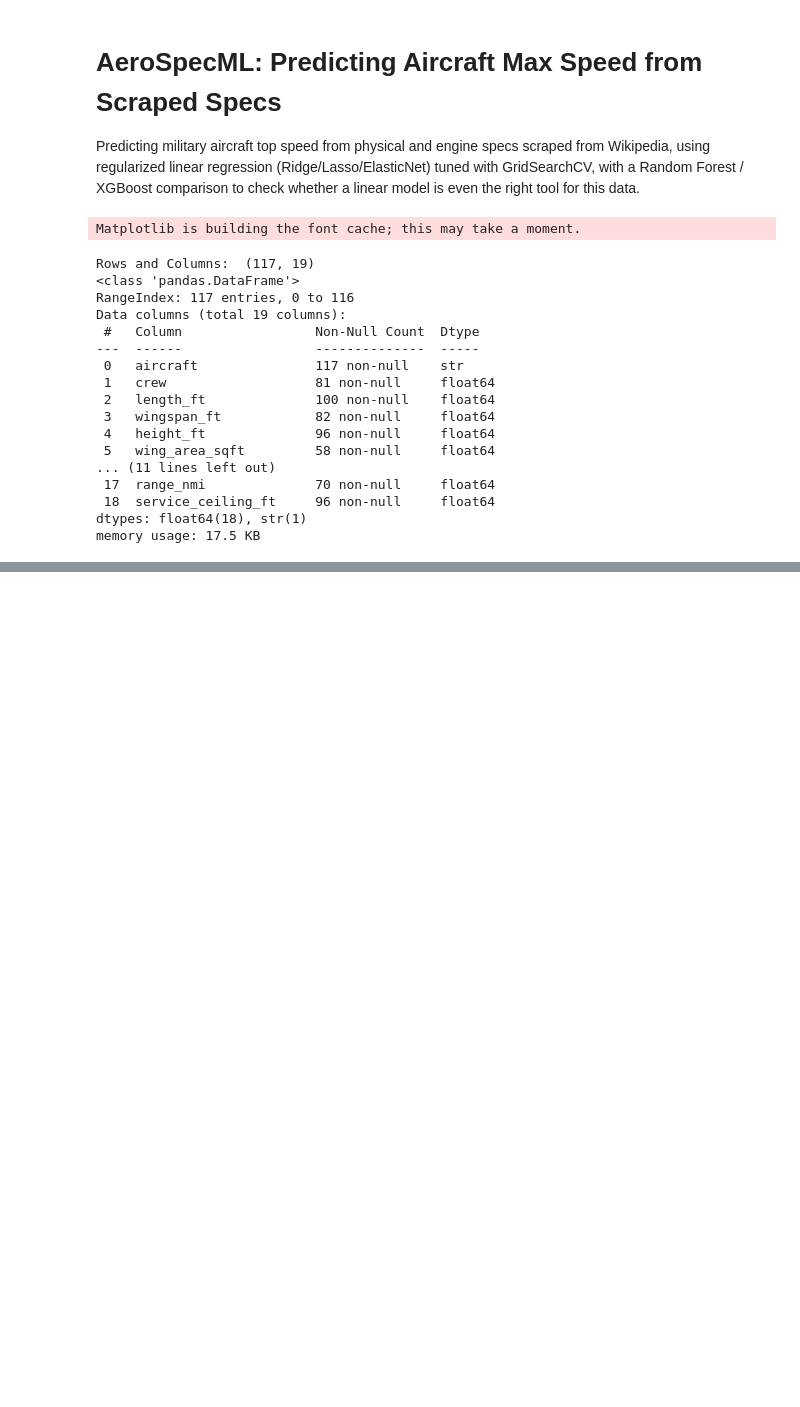
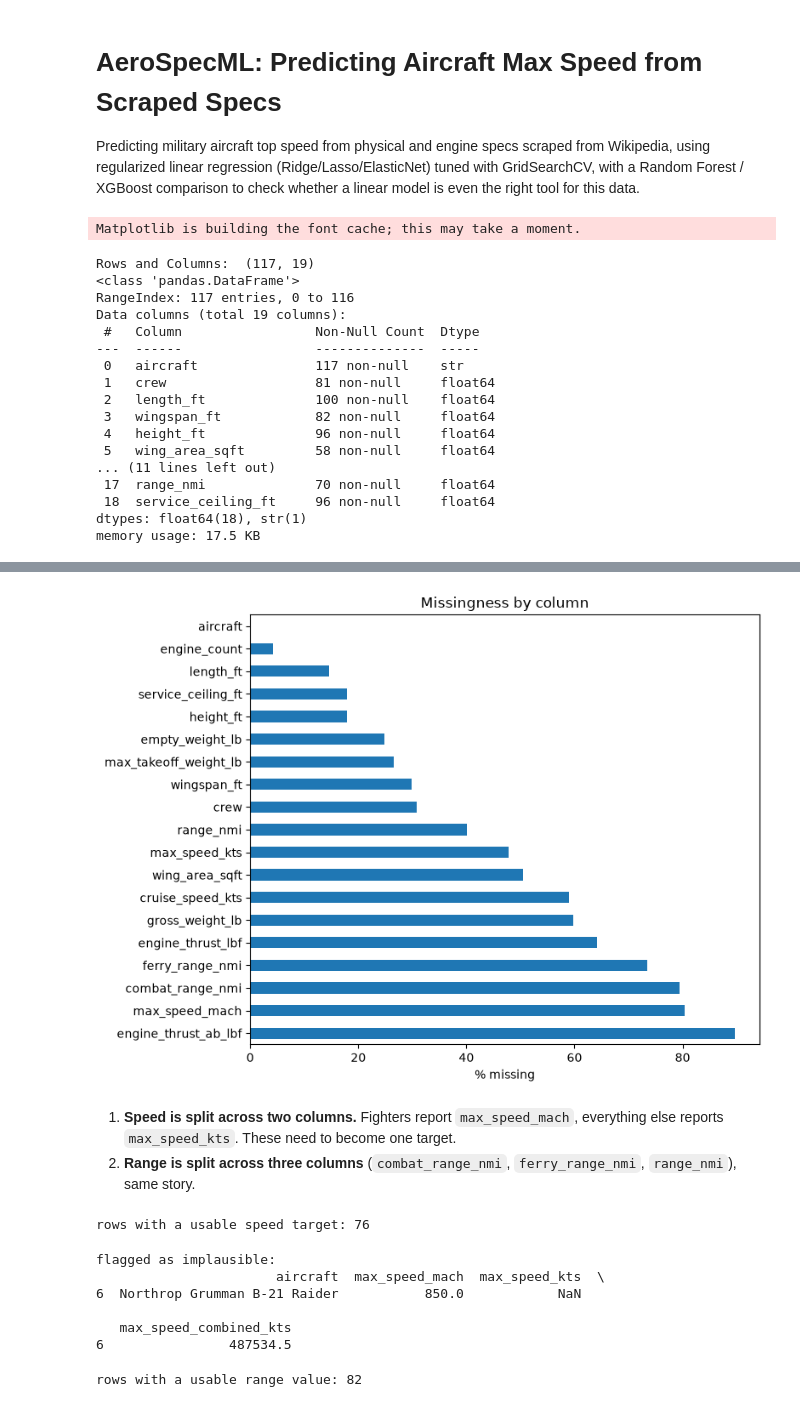
Before and after one commit to jessingit5/FlightEnvelopePredictor, a Jupyter notebook: notebooks/FlightEnvelopePredictor.ipynb, the cells around one changed output, grey strips where cells are left out. Saved outputs shown, nothing was run; the diff lists cells and outputs as text; code cells hidden in the pictures; blank space fills up the shorter version.

Commit message:
MissingData and cleaning

```diff
--- a/notebooks/FlightEnvelopePredictor.ipynb
+++ b/notebooks/FlightEnvelopePredictor.ipynb
@@ -56,0 +69,52 @@ df.head()
+# %%
+#missing data percentage
+missing_pct = (df.isna().sum() / len(df) * 100).sort_values(ascending=False)
+
+plt.figure(figsize=(8, 6))
+missing_pct.plot(kind="barh")
+plt.xlabel("% missing")
+plt.title("Missingness by column")
+plt.tight_layout()
+plt.show()
+# %% [output]
+[figure, added]
+# %% [markdown]
+1. **Speed is split across two columns.** Fighters report `max_speed_mach`, everything else reports `max_speed_kts`. These need to become one target.
+2. **Range is split across three columns** (`combat_range_nmi`, `ferry_range_nmi`, `range_nmi`), same story.
+# %%
+# Mach 1 varies with altitude. Most high-performance max-speed specs are quoted
+# at high altitude (~36,000 ft), where the speed of sound is about 573.57 kts,
+# not the ~661 kts you'd use at sea level. This is an approximation, not exact,
+# since we don't know the exact altitude each spec was measured at.
+MACH_TO_KTS_AT_ALTITUDE = 573.57
+
+df["max_speed_combined_kts"] = df["max_speed_kts"].fillna(df["max_speed_mach"] * MACH_TO_KTS_AT_ALTITUDE)
+print("rows with a usable speed target:", df["max_speed_combined_kts"].notna().sum())
+# %% [output]
+rows with a usable speed target: 76
+# %%
+# no real aircraft on this list exceeds roughly Mach 4 at altitude (~2300 kts),
+# so anything above that is treated as a parsing artifact, not a real reading
+SPEED_SANITY_LIMIT_KTS = 2500
+
+bad_rows = df[df["max_speed_combined_kts"] > SPEED_SANITY_LIMIT_KTS]
+print("flagged as implausible:")
+print(bad_rows[["aircraft", "max_speed_mach", "max_speed_kts", "max_speed_combined_kts"]])
+
+df.loc[df["max_speed_combined_kts"] > SPEED_SANITY_LIMIT_KTS, "max_speed_combined_kts"] = np.nan
+# %% [output]
+flagged as implausible:
+                       aircraft  max_speed_mach  max_speed_kts  \
+6  Northrop Grumman B-21 Raider           850.0            NaN
+
+   max_speed_combined_kts
+6                487534.5
+# %%
+# same consolidation idea for range: prefer the plain "range" field, fall back
+# to combat range, then ferry range, since not every aircraft reports all three
+df["range_combined_nmi"] = (
+    df["range_nmi"].fillna(df["combat_range_nmi"]).fillna(df["ferry_range_nmi"])
+)
+print("rows with a usable range value:", df["range_combined_nmi"].notna().sum())
+# %% [output]
+rows with a usable range value: 82
```
Also changed, not shown: parts of 4 cells of this notebook.
